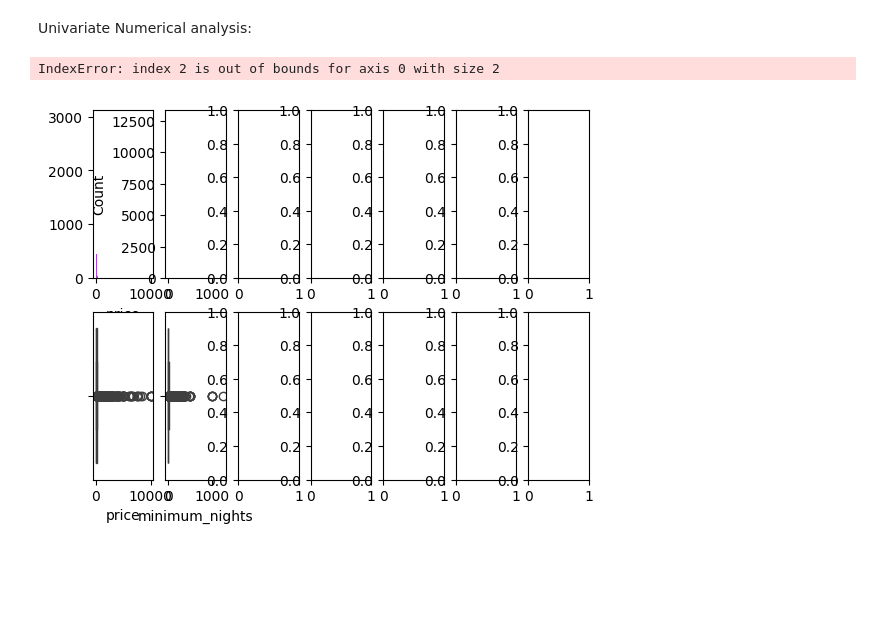
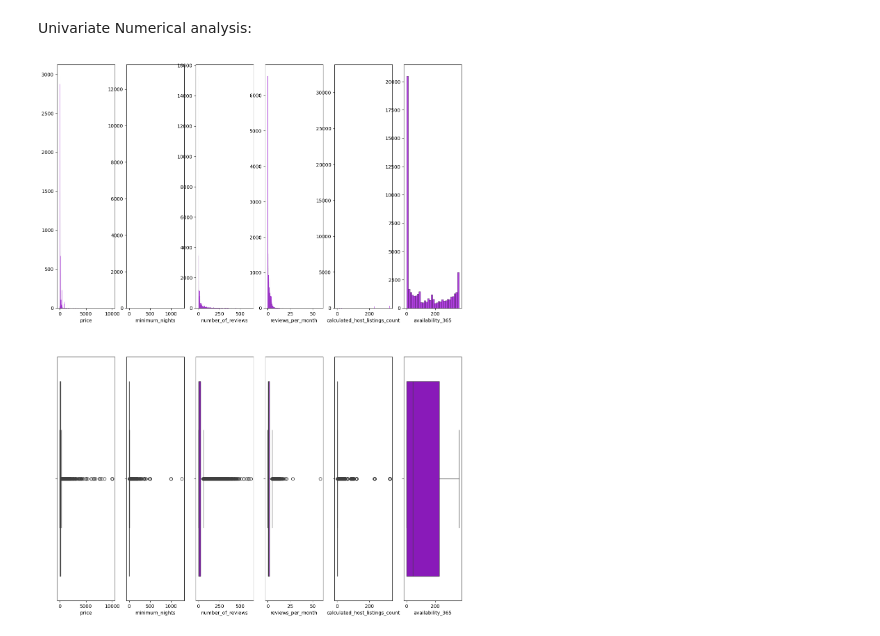
Before and after one commit to paulaechemendia/machine-learning-python-template, a Jupyter notebook: src/explore.ipynb, the cells around one changed output. Cells and saved outputs as stored; diff of their text form; code cells hidden in the pictures; blank space fills up the shorter version.

```diff
--- a/src/explore.ipynb
+++ b/src/explore.ipynb
@@ -100,28 +82,16 @@ The neighbourhood groups where there are more houses for rent is Manhattan, and
 # %% [markdown]
 Univariate Numerical analysis:
 # %%
-fig, axis = plt.subplots(2, 7)
-
+fig, axis = plt.subplots(2, 6, figsize = (15, 20))
 
 cols = ['price', 'minimum_nights', 'number_of_reviews', 'reviews_per_month', 'calculated_host_listings_count', 'availability_365']
 
 for i, col in enumerate(cols):
-    # y_max = df[col].max()
-    # ax.set_ylim(0, y_max)
-    if i % 2 == 0 :
-        sns.histplot(ax = axis[i, 0], data = df, x = col, color = 'darkviolet').set(ylabel = None)
-        sns.boxplot(ax = axis[i + 1, 0], data = df, x = col, color = 'darkviolet')
-    else:
-        sns.histplot(ax=axis[i - 1, 1], data=df, x=col).set(xlabel=None)
-        sns.boxplot(ax=axis[i , 1 ], data=df, x=col)
+    sns.histplot(ax=axis[0, i], data=df, x=col, color='darkviolet').set(ylabel=None)
+    sns.boxplot(ax=axis[1, i], data=df, x=col, color='darkviolet')
 
 
 
-
-plt.tight_layout()
-
-
 plt.show()
 # %% [output]
-IndexError: index 2 is out of bounds for axis 0 with size 2
-[figure, old version]
+[figure, new version]
```
Also changed, not shown: parts of 37 cells of this notebook, 2 other files.
